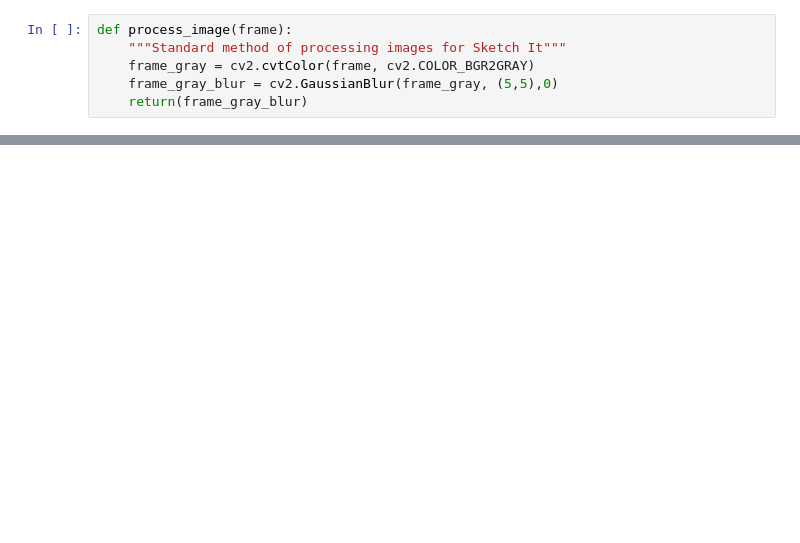
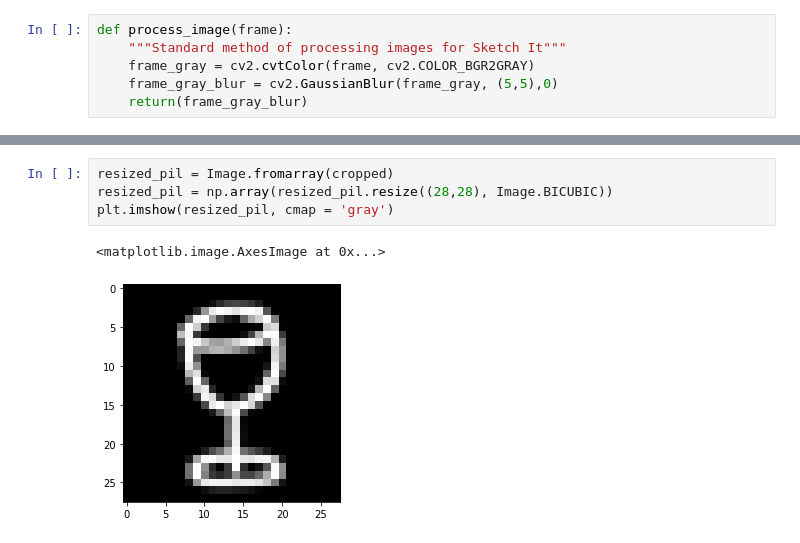
Before and after one commit to JohnHuangDS/Sketch-It, a Jupyter notebook: Image_Processing/Image Processing Notes.ipynb, the cells around one changed output, grey strips where cells are left out. Drawn from its saved outputs; the diff is of its cells as text; blank space fills up the shorter version.

```diff
--- a/Image_Processing/Image Processing Notes.ipynb
+++ b/Image_Processing/Image Processing Notes.ipynb
@@ -43,0 +97,7 @@ plt.imshow(test_array)
+# %%
+resized_pil = Image.fromarray(cropped)
+resized_pil = np.array(resized_pil.resize((28,28), Image.BICUBIC))
+plt.imshow(resized_pil, cmap = 'gray')
+# %% [output]
+<matplotlib.image.AxesImage at 0x...>
+[figure, added]
```
Also changed, not shown: parts of 15 cells of this notebook, 11 other files.
